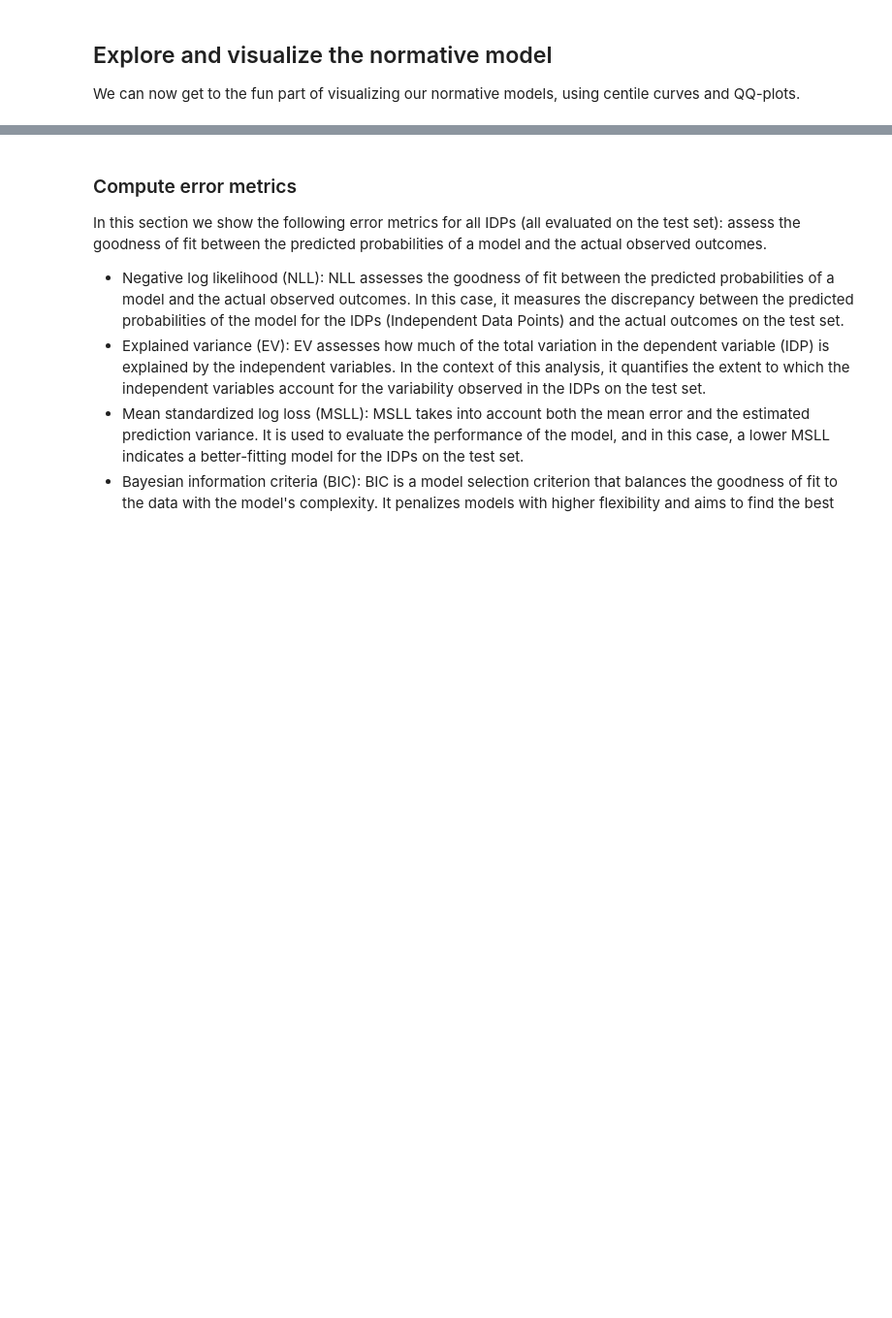
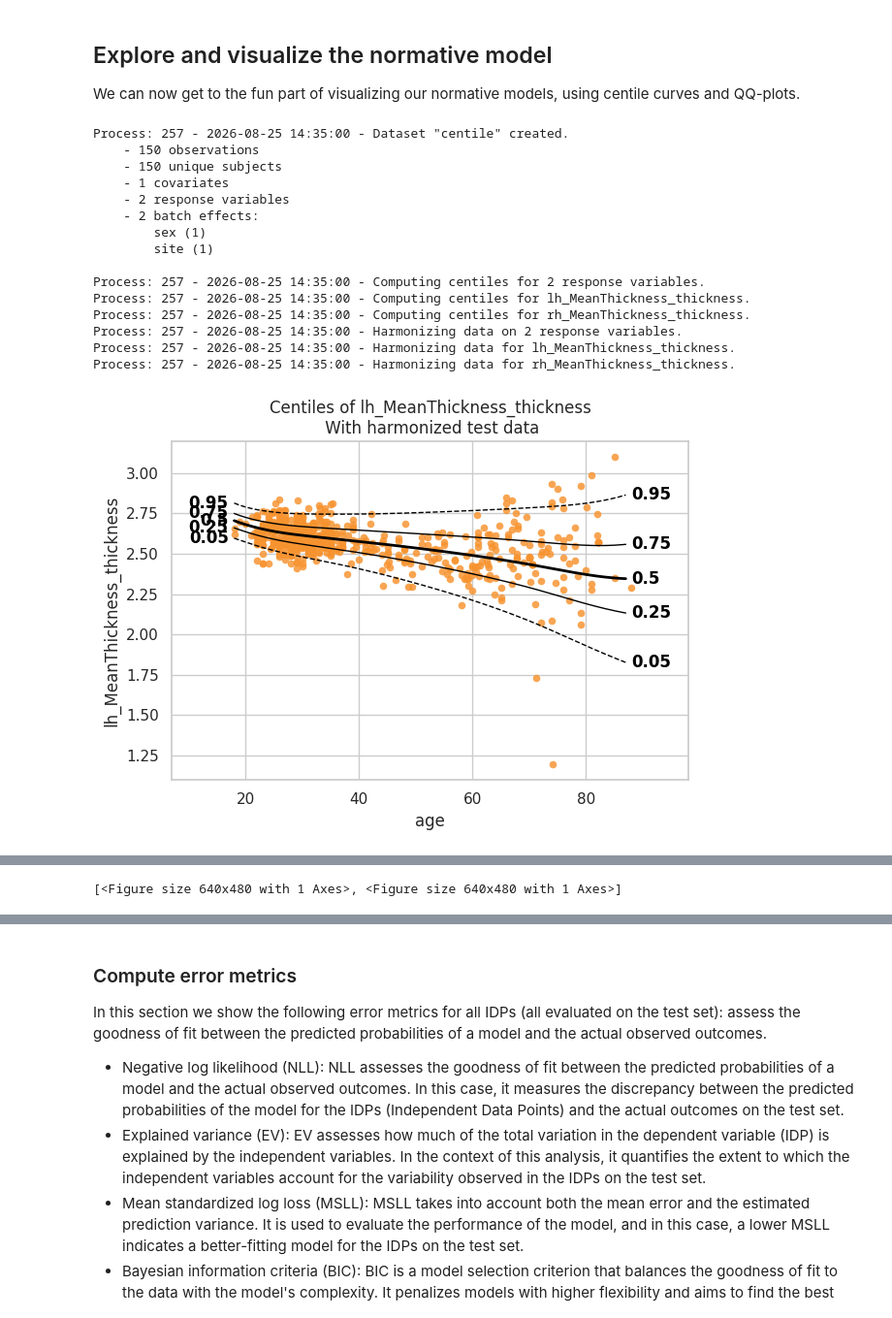
Before and after one commit to CharFraza/CPC_ML_tutorial, a Jupyter notebook: tasks/1_fit_normative_models.ipynb, the cells around one changed output, grey strips where cells are left out. Shown at 97% size. Drawn from its saved outputs; the diff is of its cells as text; code cells hidden in the pictures; blank space fills up the shorter version.

```diff
--- a/tasks/1_fit_normative_models.ipynb
+++ b/tasks/1_fit_normative_models.ipynb
@@ -225,7 +258,7 @@ blr_kwargs = {
 
 # optionally add Sinh-Arcsinh warping to adress non-Gaussian noise in the data. This is a flexible warping function that can model skewness and heavy tails in the distribution of the residuals.
 if use_warp:
-    blr_kwargs['warp_name'] = wrap_function
+    blr_kwargs['warp_name'] = None
 
 # %%
 blr = BLR(
@@ -257,9 +359,27 @@ We can now get to the fun part of visualizing our normative models, using centil
 # %%
 # These centile plots show the expected distribution of the response variable across the range of the covariate (e.g., age), similar to a growth chart.
 # The shaded areas represent the 5th, 25th, 50th, 75th, and 95th percentiles of the expected distribution,
 # while the scatter points represent the actual data points from the test set.
 # This allows us to visually assess how well the model captures the variability in the data and whether there are any systematic deviations from the expected distribution.
+
 plot_centiles(
     model,
-    scatter_data=norm_test
+    scatter_data=norm_test,
 )
+# %% [output]
+Process: 257 - 2026-08-25 14:35:00 - Dataset "centile" created.
+    - 150 observations
+    - 150 unique subjects
+    - 1 covariates
+    - 2 response variables
+    - 2 batch effects:
+        sex (1)
+        site (1)
+
+Process: 257 - 2026-08-25 14:35:00 - Computing centiles for 2 response variables.
+Process: 257 - 2026-08-25 14:35:00 - Computing centiles for lh_MeanThickness_thickness.
+Process: 257 - 2026-08-25 14:35:00 - Computing centiles for rh_MeanThickness_thickness.
+Process: 257 - 2026-08-25 14:35:00 - Harmonizing data on 2 response variables.
+Process: 257 - 2026-08-25 14:35:00 - Harmonizing data for lh_MeanThickness_thickness.
+Process: 257 - 2026-08-25 14:35:00 - Harmonizing data for rh_MeanThickness_thickness.
+[figure, added]
@@ -266,3 +387,4 @@ plot_centiles(
+[<Figure size 640x480 with 1 Axes>, <Figure size 640x480 with 1 Axes>]
 # %%
 # Checking model fit with a Q–Q plot
 # A Q–Q plot (quantile-quantile plot) is a graphical tool to assess if a dataset follows a particular theoretical distribution,
```
Also changed, not shown: parts of 11 cells of this notebook.
